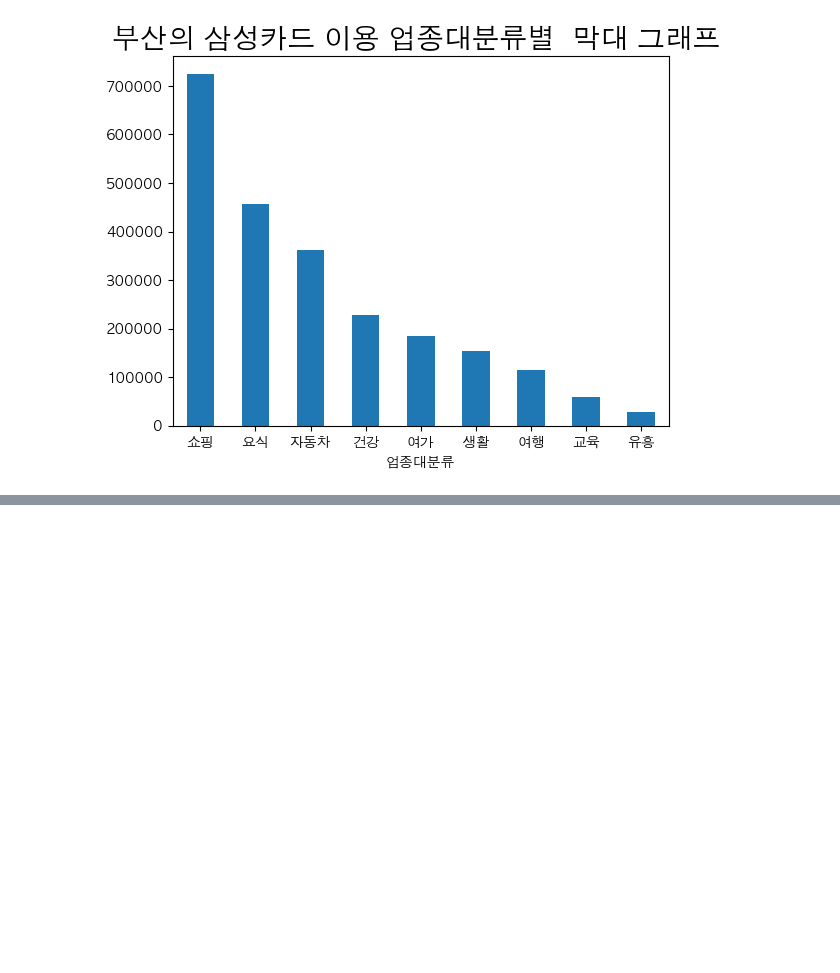
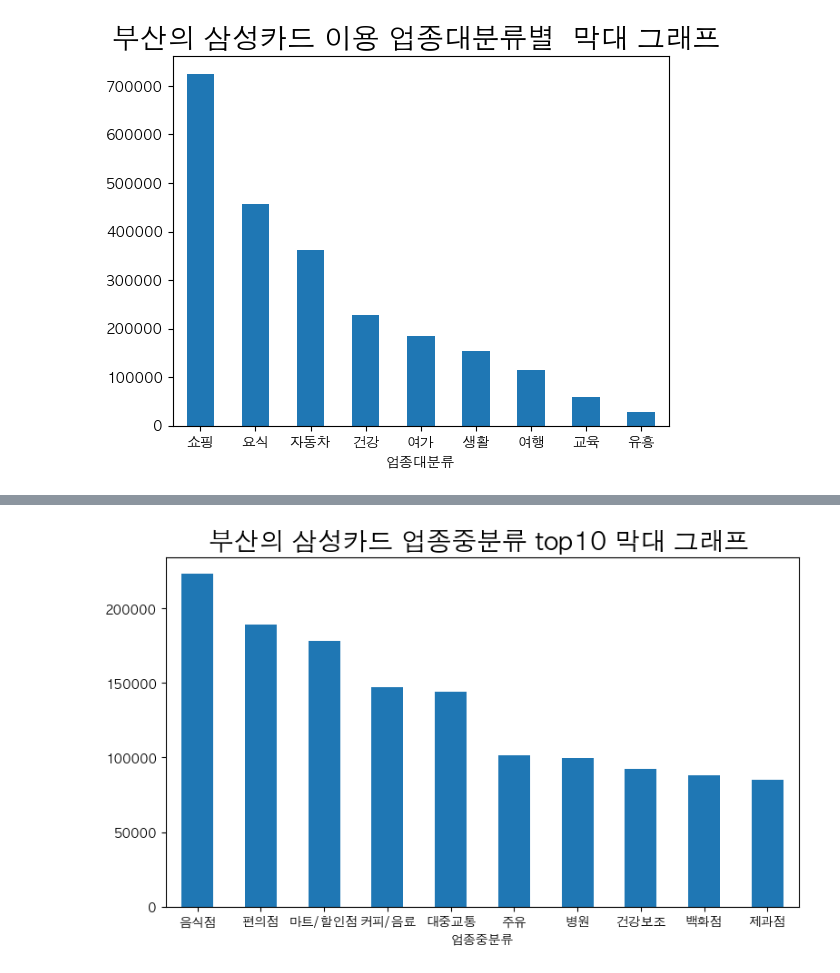
Before and after one commit to CodeArt-Team/MLcompetetion, a Jupyter notebook: 공모전/(5).DIVE해커톤_codart/alldata_공모전_강범식.ipynb, the cells around one changed output, grey strips where cells are left out. Cells and saved outputs as stored; diff of their text form; code cells hidden in the pictures; blank space fills up the shorter version.

```diff
--- a/공모전/(5).DIVE해커톤_codart/alldata_공모전_강범식.ipynb
+++ b/공모전/(5).DIVE해커톤_codart/alldata_공모전_강범식.ipynb
@@ -462,0 +557,8 @@ plt.show()
+# %%
+plt.figure(figsize=(9, 5))
+부산['업종중분류'].value_counts()[:10].sort_values(ascending=False).plot(kind='bar')
+plt.title("부산의 삼성카드 업종중분류 top10 막대 그래프 ",size=20)
+plt.xticks(rotation=0)
+plt.show()
+# %% [output]
+[figure, added]
```
Also changed, not shown: parts of 13 cells of this notebook, 1 other file.
